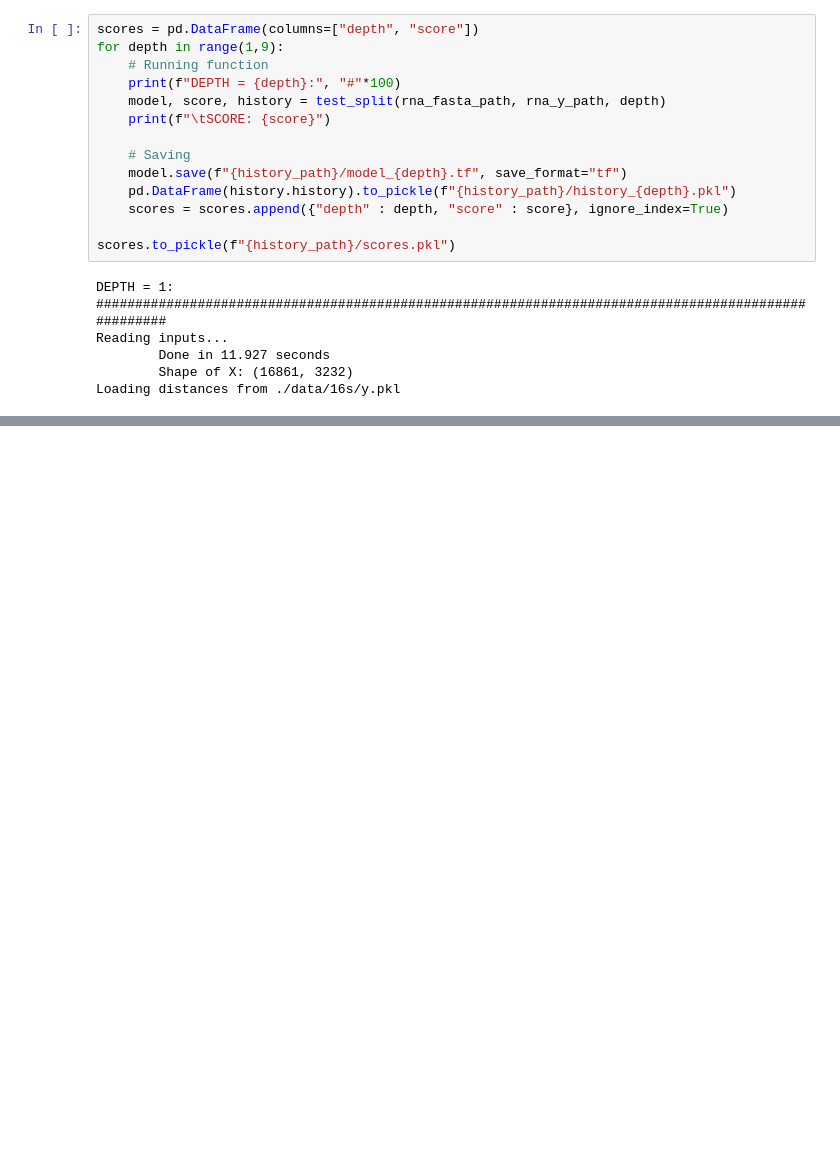
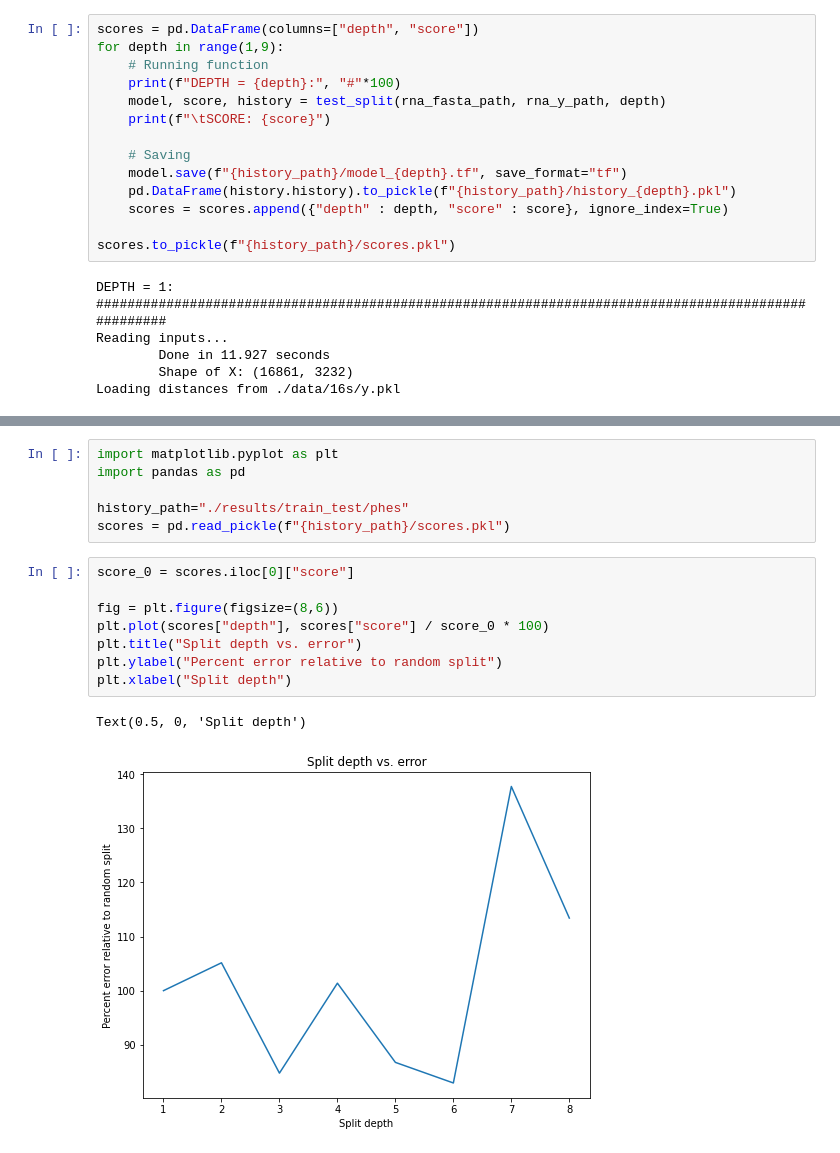
Before and after one commit to rohithravin/ECBM4040-NuroSEED-Proj, a Jupyter notebook: Train-test split analysis.ipynb, the cells around one changed output, grey strips where cells are left out. Cells and saved outputs as stored; diff of their text form; blank space fills up the shorter version.

Commit message:
Plotting

```diff
--- a/Train-test split analysis.ipynb
+++ b/Train-test split analysis.ipynb
@@ -178,0 +205,17 @@ Loading distances from ./data/16s/y.pkl
+# %%
+import matplotlib.pyplot as plt
+import pandas as pd
+
+history_path="./results/train_test/phes"
+scores = pd.read_pickle(f"{history_path}/scores.pkl")
+# %%
+score_0 = scores.iloc[0]["score"]
+
+fig = plt.figure(figsize=(8,6))
+plt.plot(scores["depth"], scores["score"] / score_0 * 100)
+plt.title("Split depth vs. error")
+plt.ylabel("Percent error relative to random split")
+plt.xlabel("Split depth")
+# %% [output]
+Text(0.5, 0, 'Split depth')
+[figure, added]
```
Also changed, not shown: parts of 7 cells of this notebook.
